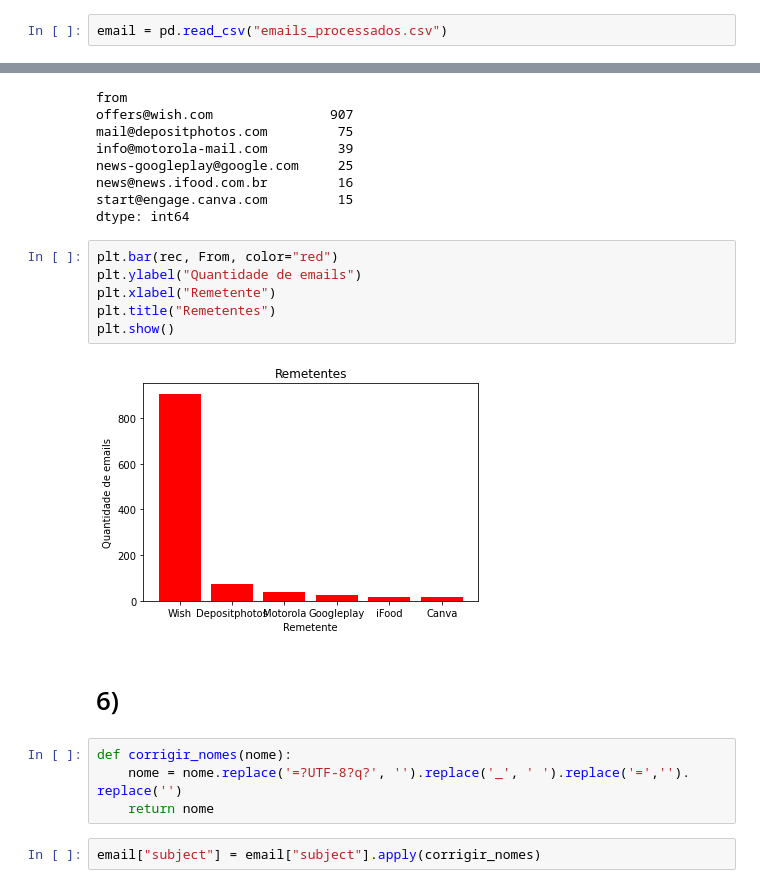
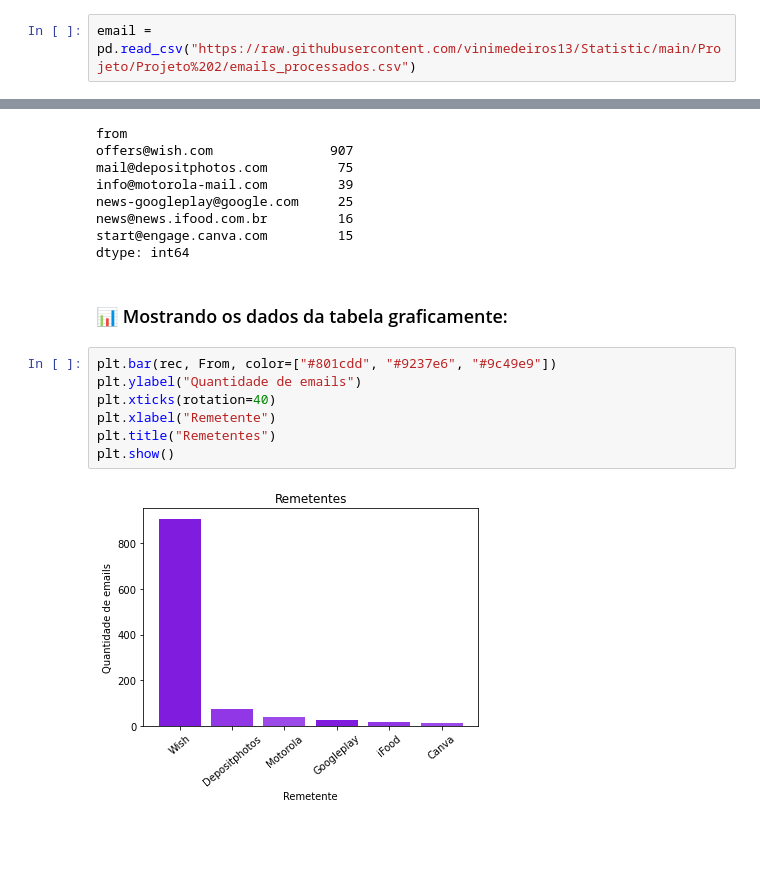
Before and after one commit to ViniciusMedeiros96/Statistic, a Jupyter notebook: Projeto/Projeto 2/Projeto_II.ipynb, the cells around one changed output, grey strips where cells are left out. Cells and saved outputs as stored; diff of their text form; blank space fills up the shorter version.

```diff
--- a/Projeto/Projeto 2/Projeto_II.ipynb
+++ b/Projeto/Projeto 2/Projeto_II.ipynb
@@ -10,4 +16,4 @@ import re
 # %%
-email = pd.read_csv("emails_processados.csv")
+email = pd.read_csv("https://raw.githubusercontent.com/vinimedeiros13/Statistic/main/Projeto/Projeto%202/emails_processados.csv")
 # %%
 email.drop('Unnamed: 0', axis='columns', inplace=True)
@@ -218,19 +360,14 @@ news-googleplay@google.com     25
 news@news.ifood.com.br         16
 start@engage.canva.com         15
 dtype: int64
+# %% [markdown]
+### 📊 Mostrando os dados da tabela graficamente:
 # %%
-plt.bar(rec, From, color="red")
+plt.bar(rec, From, color=["#801cdd", "#9237e6", "#9c49e9"])
 plt.ylabel("Quantidade de emails")
+plt.xticks(rotation=40)
 plt.xlabel("Remetente")
 plt.title("Remetentes")
 plt.show()
 # %% [output]
-[figure, old version]
+[figure, new version]
-# %% [markdown]
-# 6)
-# %%
-def corrigir_nomes(nome):
-    nome = nome.replace('=?UTF-8?q?', '').replace('_', ' ').replace('=',''). replace('')
-    return nome
-# %%
-email["subject"] = email["subject"].apply(corrigir_nomes)
```
Also changed, not shown: parts of 90 cells of this notebook, 4 other files.
